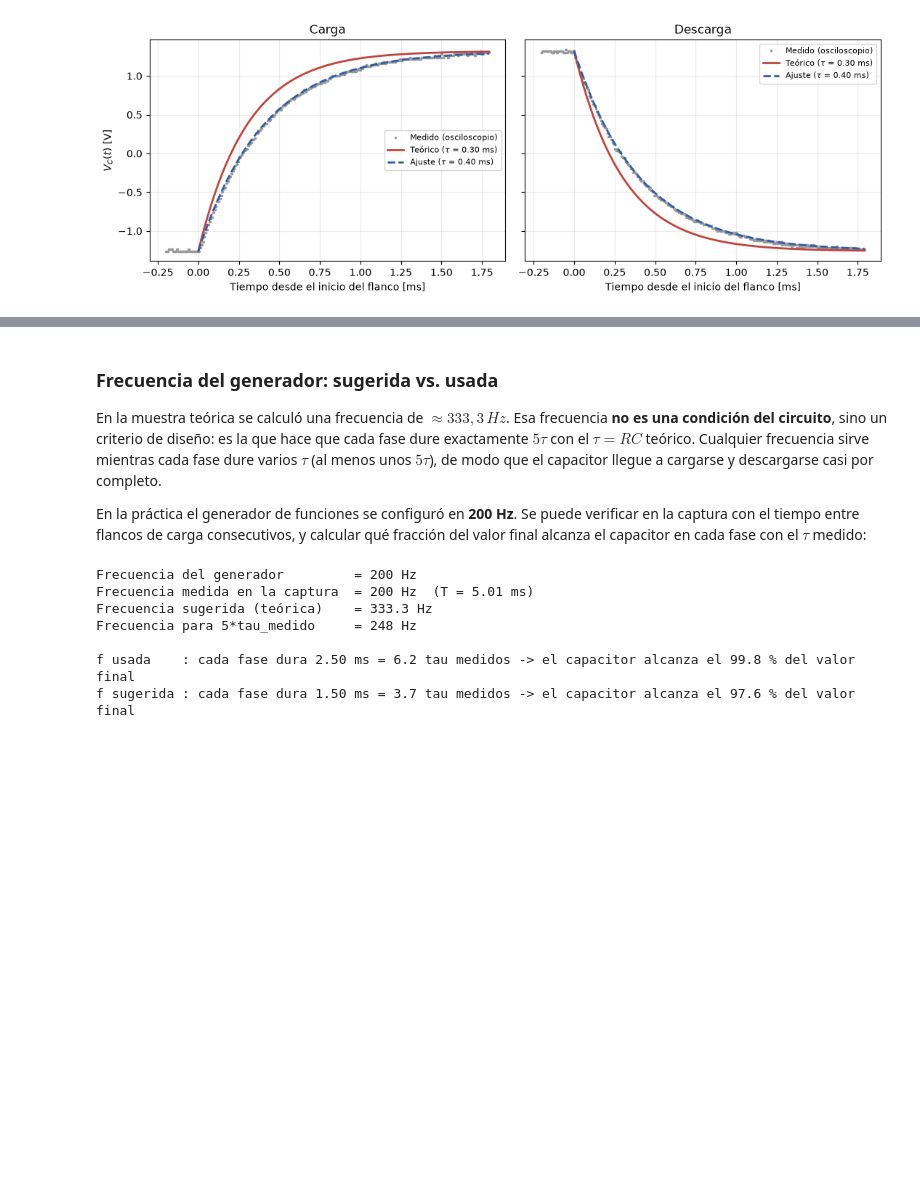
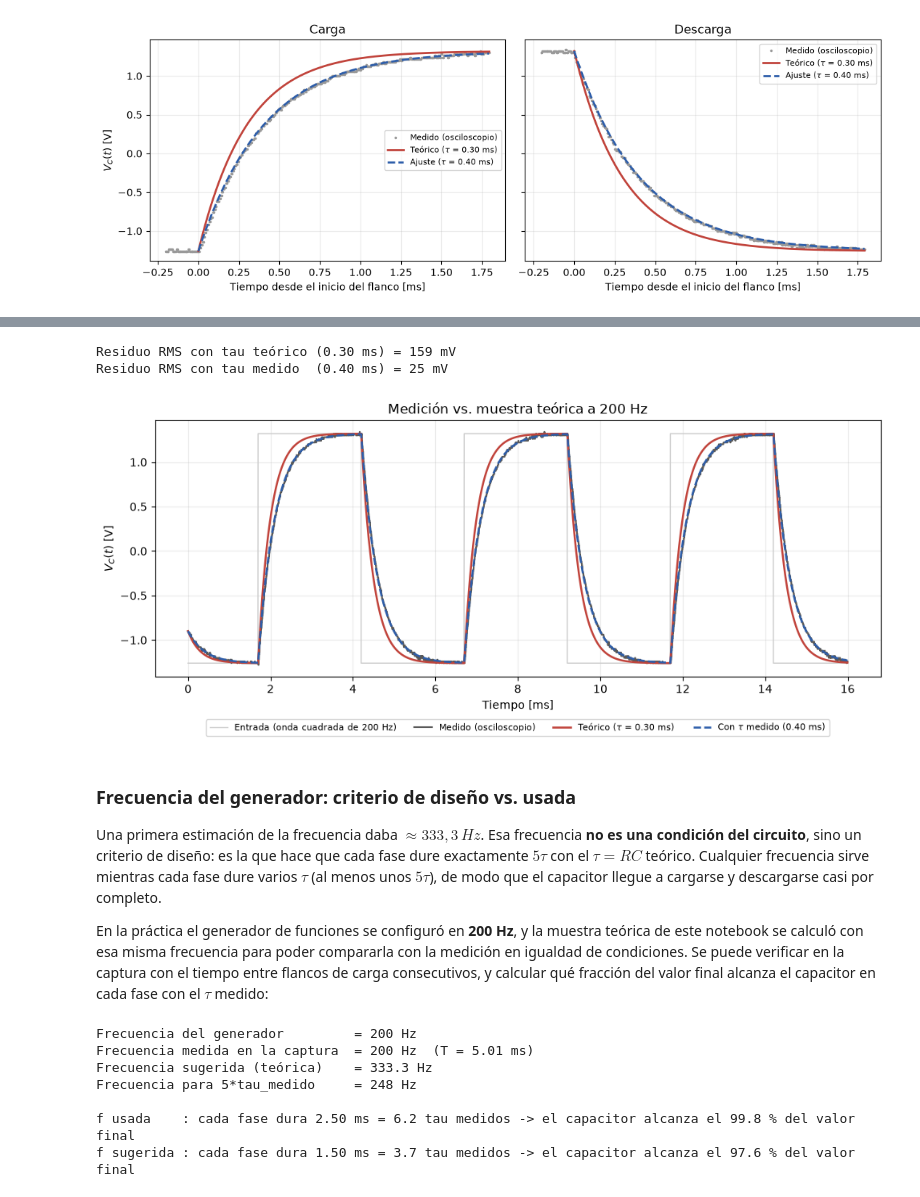
Before and after one commit to fernandatperez/EYM-TP1, a Jupyter notebook: tp3_carga_descarga_capacitor.ipynb, the cells around one changed output, grey strips where cells are left out. Cells and saved outputs as stored; diff of their text form; code cells hidden in the pictures; blank space fills up the shorter version.

Commit message:
TP3: muestra teórica a 200 Hz y comparación con la señal medida
Co-Authored-By: Claude Sonnet 5 <noreply@anthropic.com>

```diff
--- a/tp3_carga_descarga_capacitor.ipynb
+++ b/tp3_carga_descarga_capacitor.ipynb
@@ -276,9 +283,51 @@ plt.show()
+# %%
+f_generador = 200                                  # frecuencia configurada en el generador [Hz]
+T_gen = 1 / f_generador
+t_inicio = ajustar_tau(*[f for f in flancos if f[1]][0])[1]   # instante del primer flanco de carga
+
+def respuesta_rc(tau_rc):
+    # Entrada: onda cuadrada entre v_bajo y v_alto. La salida se avanza muestra a muestra
+    # con la solución exacta del RC para una entrada constante entre muestras.
+    en_alto = (t_med >= t_inicio) & (((t_med - t_inicio) % T_gen) < T_gen / 2)
+    v_in = np.where(en_alto, v_alto, v_bajo)
+    a = 1 - np.exp(-dt / tau_rc)
+    v = np.empty_like(v_in)
+    v[0] = v_med[0]
+    for n in range(len(v) - 1):
+        v[n + 1] = v[n] + (v_in[n] - v[n]) * a
+    return v_in, v
+
+v_in, v_teo = respuesta_rc(tau_teo)
+_, v_aj = respuesta_rc(tau_med)
+
+mascara = t_med > t_inicio - 0.5e-3               # se evita el arranque, que depende del estado previo
+rms_teo = np.sqrt(np.mean((v_med[mascara] - v_teo[mascara]) ** 2))
+rms_aj = np.sqrt(np.mean((v_med[mascara] - v_aj[mascara]) ** 2))
+print(f"Residuo RMS con tau teórico ({tau_teo*1e3:.2f} ms) = {rms_teo*1e3:.0f} mV")
+print(f"Residuo RMS con tau medido  ({tau_med*1e3:.2f} ms) = {rms_aj*1e3:.0f} mV")
+
+fig, ax = plt.subplots(figsize=(10, 4.5))
+ax.plot(t_med * 1e3, v_in, color="0.8", linewidth=1, label="Entrada (onda cuadrada de 200 Hz)")
+ax.plot(t_med * 1e3, v_med, color="0.35", linewidth=1.5, label="Medido (osciloscopio)")
+ax.plot(t_med * 1e3, v_teo, color="#C1443C", linewidth=1.8, label=fr"Teórico ($\tau$ = {tau_teo*1e3:.2f} ms)")
+ax.plot(t_med * 1e3, v_aj, "--", color="#2E5EAA", linewidth=1.8, label=fr"Con $\tau$ medido ({tau_med*1e3:.2f} ms)")
+ax.set_xlabel("Tiempo [ms]")
+ax.set_ylabel(r"$V_C(t)$ [V]")
+ax.set_title("Medición vs. muestra teórica a 200 Hz")
+ax.grid(alpha=0.25)
+ax.legend(fontsize=8, loc="upper center", bbox_to_anchor=(0.5, -0.15), ncol=4)
+fig.tight_layout()
+plt.show()
+# %% [output]
+Residuo RMS con tau teórico (0.30 ms) = 159 mV
+Residuo RMS con tau medido  (0.40 ms) = 25 mV
+[figure, added]
 # %% [markdown]
-### Frecuencia del generador: sugerida vs. usada
+### Frecuencia del generador: criterio de diseño vs. usada
 
-En la muestra teórica se calculó una frecuencia de $\approx 333,3\,Hz$. Esa frecuencia **no es una condición del circuito**, sino un criterio de diseño: es la que hace que cada fase dure exactamente $5\tau$ con el $\tau = RC$ teórico. Cualquier frecuencia sirve mientras cada fase dure varios $\tau$ (al menos unos $5\tau$), de modo que el capacitor llegue a cargarse y descargarse casi por completo.
+Una primera estimación de la frecuencia daba $\approx 333,3\,Hz$. Esa frecuencia **no es una condición del circuito**, sino un criterio de diseño: es la que hace que cada fase dure exactamente $5\tau$ con el $\tau = RC$ teórico. Cualquier frecuencia sirve mientras cada fase dure varios $\tau$ (al menos unos $5\tau$), de modo que el capacitor llegue a cargarse y descargarse casi por completo.
 
-En la práctica el generador de funciones se configuró en **200 Hz**. Se puede verificar en la captura con el tiempo entre flancos de carga consecutivos, y calcular qué fracción del valor final alcanza el capacitor en cada fase con el $\tau$ medido:
+En la práctica el generador de funciones se configuró en **200 Hz**, y la muestra teórica de este notebook se calculó con esa misma frecuencia para poder compararla con la medición en igualdad de condiciones. Se puede verificar en la captura con el tiempo entre flancos de carga consecutivos, y calcular qué fracción del valor final alcanza el capacitor en cada fase con el $\tau$ medido:
 # %%
 T_usado = np.mean(np.diff([i for i, es_carga in flancos if es_carga])) * dt
 f_usada = 1 / T_usado
```
Also changed, not shown: parts of 10 cells of this notebook.
